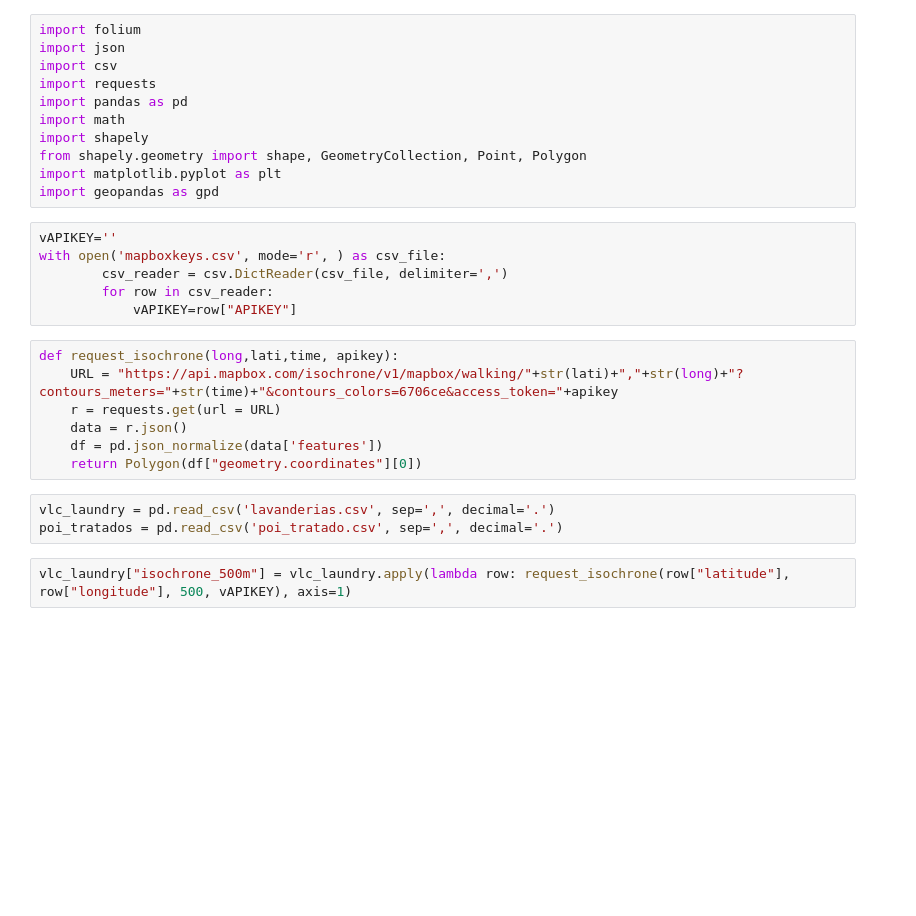
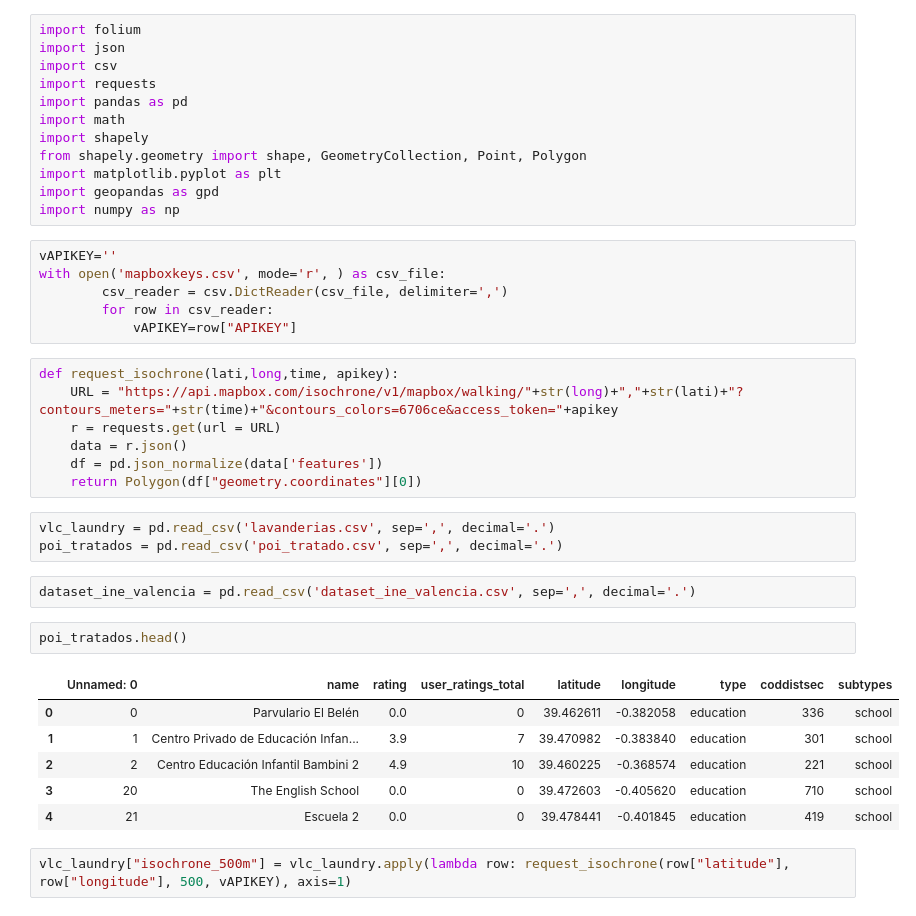
Before and after one commit to fbponz/tfm-jeff, a Jupyter notebook: scripts/TFM_Isochrone.ipynb, the cells around one changed output. Cells and saved outputs as stored; diff of their text form; blank space fills up the shorter version.

```diff
--- a/scripts/TFM_Isochrone.ipynb
+++ b/scripts/TFM_Isochrone.ipynb
@@ -42,6 +42,7 @@ import shapely
 from shapely.geometry import shape, GeometryCollection, Point, Polygon
 import matplotlib.pyplot as plt
 import geopandas as gpd
+import numpy as np
 # %%
 vAPIKEY=''
 with open('mapboxkeys.csv', mode='r', ) as csv_file:
@@ -49,8 +50,8 @@ with open('mapboxkeys.csv', mode='r', ) as csv_file:
         for row in csv_reader:
             vAPIKEY=row["APIKEY"]
 # %%
-def request_isochrone(long,lati,time, apikey):
-    URL = "https://api.mapbox.com/isochrone/v1/mapbox/walking/"+str(lati)+","+str(long)+"?contours_meters="+str(time)+"&contours_colors=6706ce&access_token="+apikey
+def request_isochrone(lati,long,time, apikey):
+    URL = "https://api.mapbox.com/isochrone/v1/mapbox/walking/"+str(long)+","+str(lati)+"?contours_meters="+str(time)+"&contours_colors=6706ce&access_token="+apikey
     r = requests.get(url = URL)
     data = r.json()
     df = pd.json_normalize(data['features'])
@@ -58,5 +59,16 @@ def request_isochrone(long,lati,time, apikey):
 # %%
 vlc_laundry = pd.read_csv('lavanderias.csv', sep=',', decimal='.')
 poi_tratados = pd.read_csv('poi_tratado.csv', sep=',', decimal='.')
+# %%
+dataset_ine_valencia = pd.read_csv('dataset_ine_valencia.csv', sep=',', decimal='.')
+# %%
+poi_tratados.head()
+# %% [output]
+|  | Unnamed: 0 | name | rating | user_ratings_total | latitude | longitude | type | coddistsec | subtypes |
+| 0 | 0 | Parvulario El Belén | 0.0 | 0 | 39.462611 | -0.382058 | education | 336 | school |
+| 1 | 1 | Centro Privado de Educación Infan... | 3.9 | 7 | 39.470982 | -0.383840 | education | 301 | school |
+| 2 | 2 | Centro Educación Infantil Bambini 2 | 4.9 | 10 | 39.460225 | -0.368574 | education | 221 | school |
+| 3 | 20 | The English School | 0.0 | 0 | 39.472603 | -0.405620 | education | 710 | school |
+| 4 | 21 | Escuela 2 | 0.0 | 0 | 39.478441 | -0.401845 | education | 419 | school |
 # %%
 vlc_laundry["isochrone_500m"] = vlc_laundry.apply(lambda row: request_isochrone(row["latitude"], row["longitude"], 500, vAPIKEY), axis=1)
```
Also changed, not shown: parts of 11 cells of this notebook.
